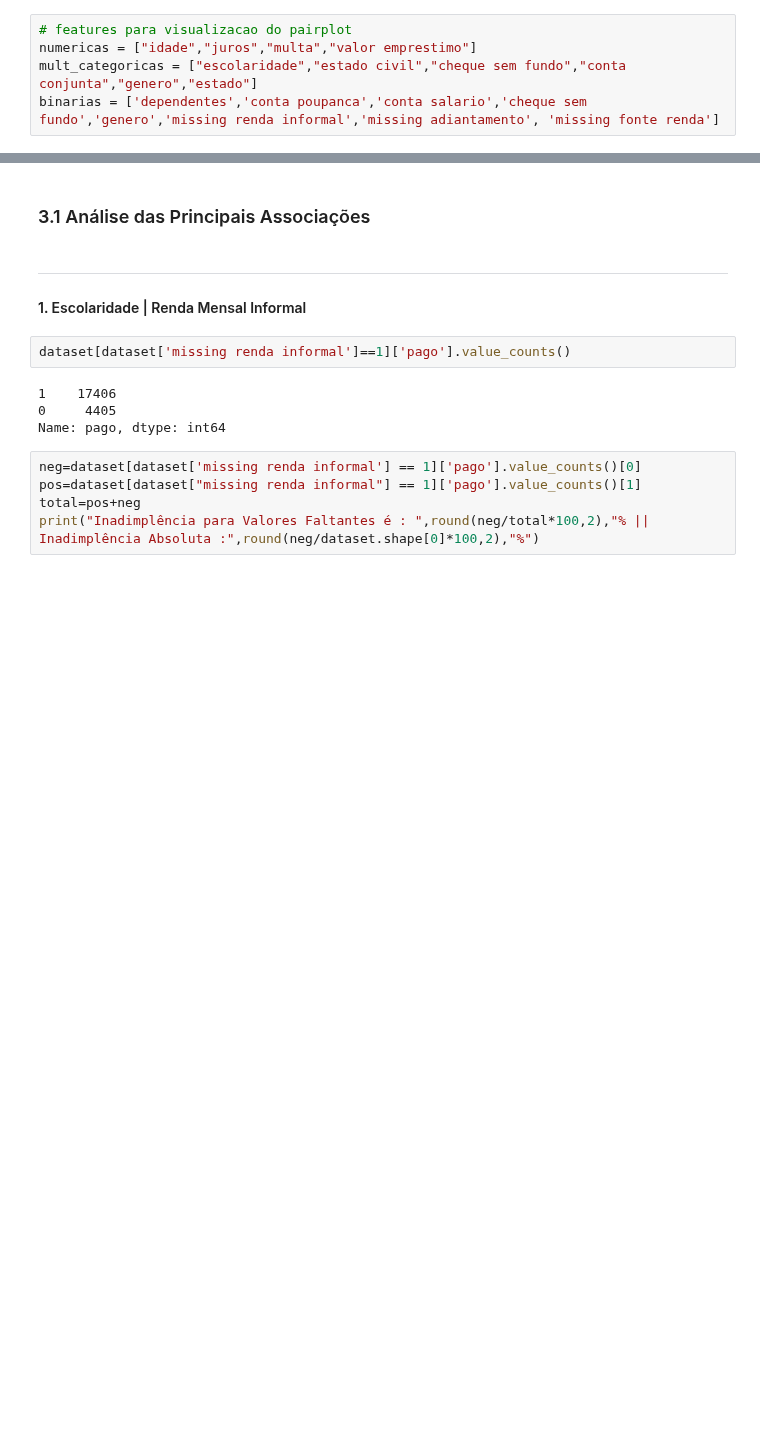
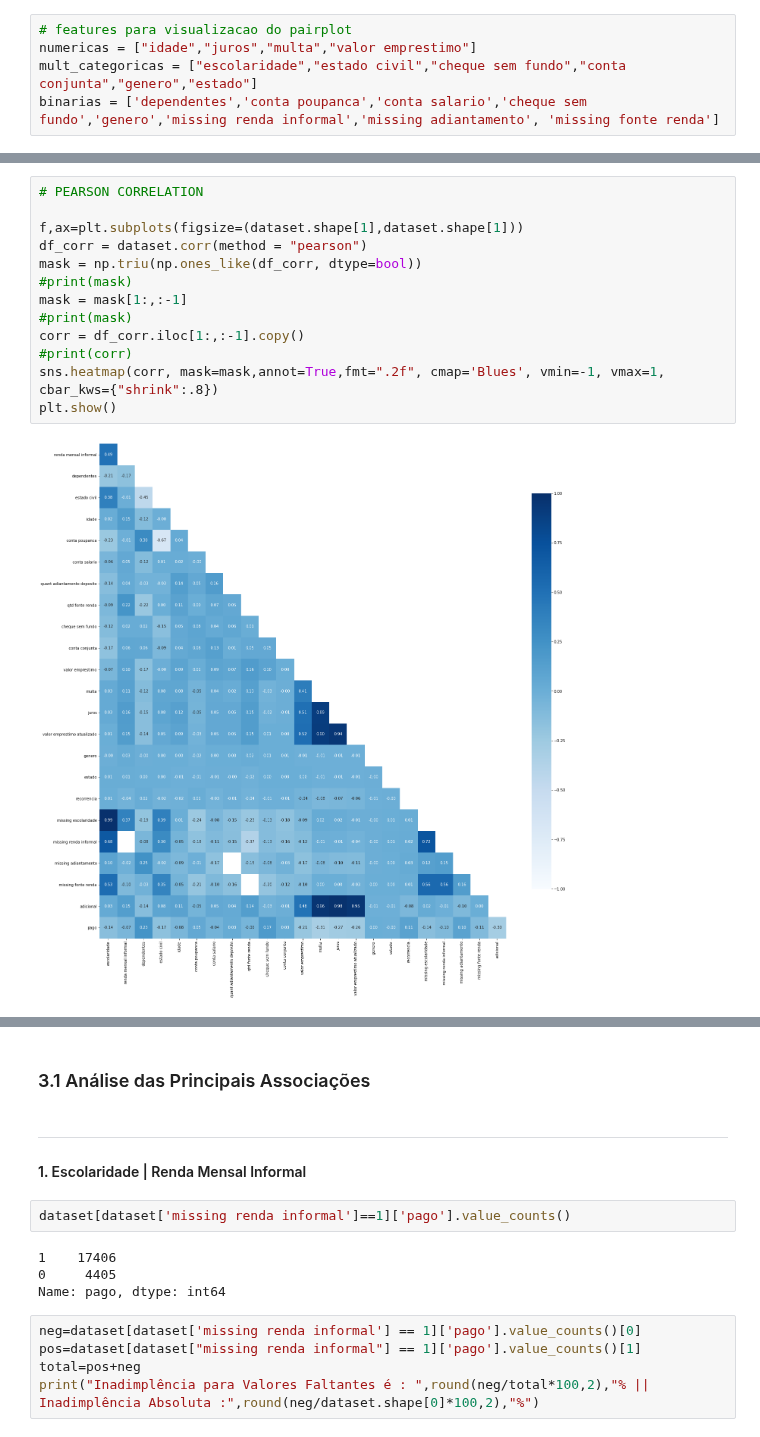
Before and after one commit to jvitorcosta/loan-EDA-python, a Jupyter notebook: loan_case.ipynb, the cells around one changed output, grey strips where cells are left out. Cells and saved outputs as stored; diff of their text form; blank space fills up the shorter version.

```diff
--- a/loan_case.ipynb
+++ b/loan_case.ipynb
@@ -904 +896,16 @@ for feature in binarias:
+# %%
+# PEARSON CORRELATION
+
+f,ax=plt.subplots(figsize=(dataset.shape[1],dataset.shape[1]))
+df_corr = dataset.corr(method = "pearson")
+mask = np.triu(np.ones_like(df_corr, dtype=bool))
+#print(mask)
+mask = mask[1:,:-1]
+#print(mask)
+corr = df_corr.iloc[1:,:-1].copy()
+#print(corr)
+sns.heatmap(corr, mask=mask,annot=True,fmt=".2f", cmap='Blues', vmin=-1, vmax=1, cbar_kws={"shrink":.8})
+plt.show()
+# %% [output]
+[figure, added]
 # %%
```
Also changed, not shown: parts of 37 cells of this notebook, 1 other file.
